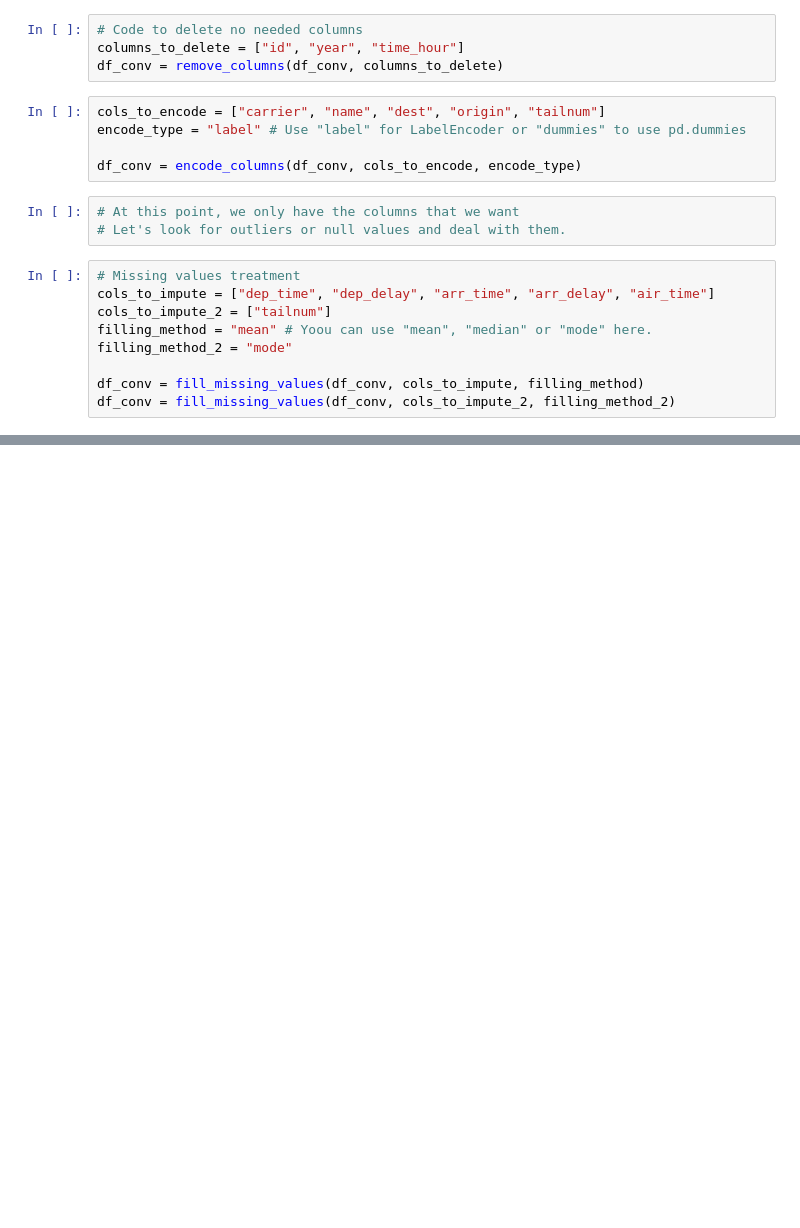
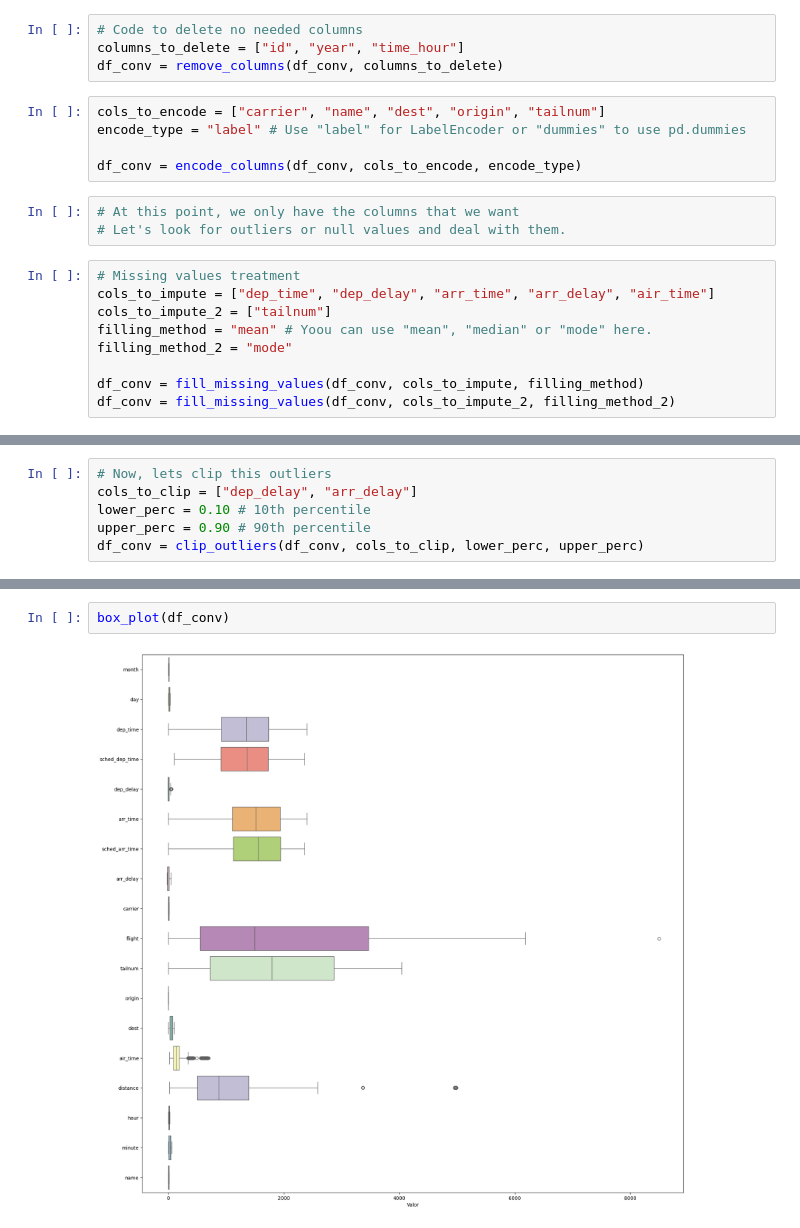
Before and after one commit to azambrano43/eda-and-data-preprocessing, a Jupyter notebook: analysis.ipynb, the cells around one changed output, grey strips where cells are left out. Saved outputs shown, nothing was run; the diff lists cells and outputs as text; blank space fills up the shorter version.

```diff
--- a/analysis.ipynb
+++ b/analysis.ipynb
@@ -202,0 +205,6 @@ box_plot(df_conv)
+# %%
+# Now, lets clip this outliers
+cols_to_clip = ["dep_delay", "arr_delay"]
+lower_perc = 0.10 # 10th percentile
+upper_perc = 0.90 # 90th percentile
+df_conv = clip_outliers(df_conv, cols_to_clip, lower_perc, upper_perc)
@@ -202,0 +236,4 @@ box_plot(df_conv)
+# %%
+box_plot(df_conv)
+# %% [output]
+[figure, added]
```
Also changed, not shown: parts of 2 cells of this notebook.
